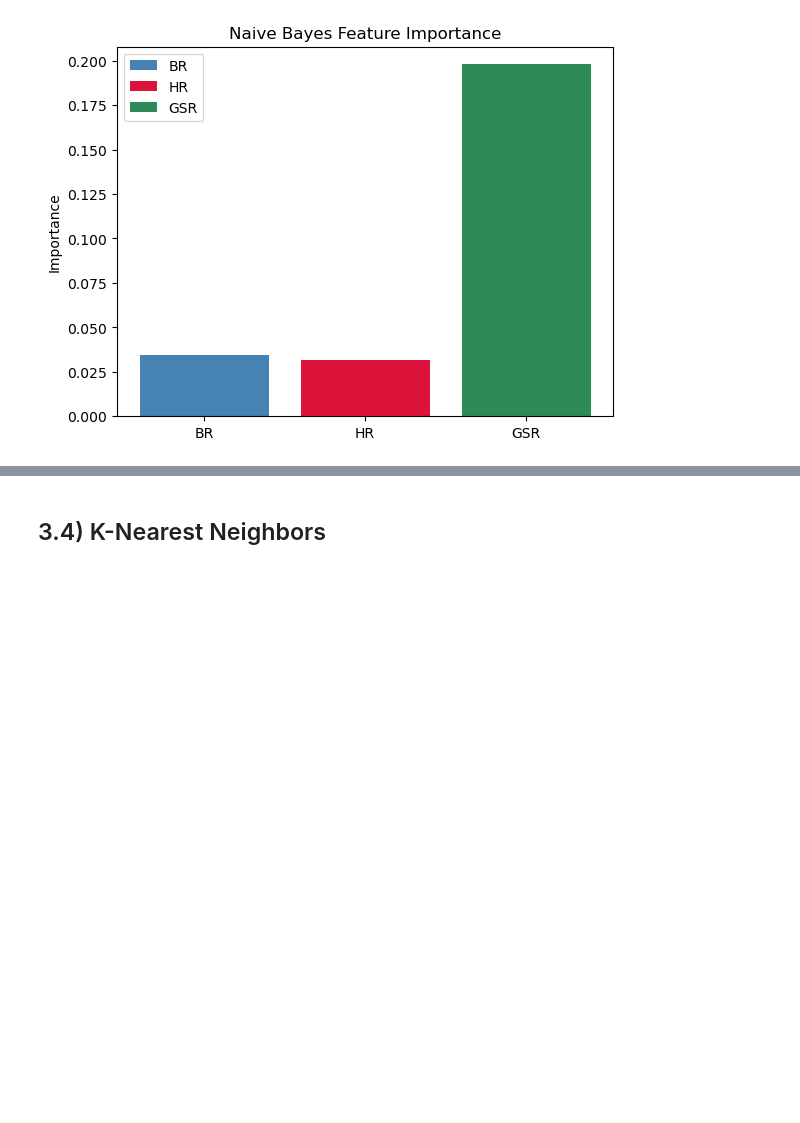
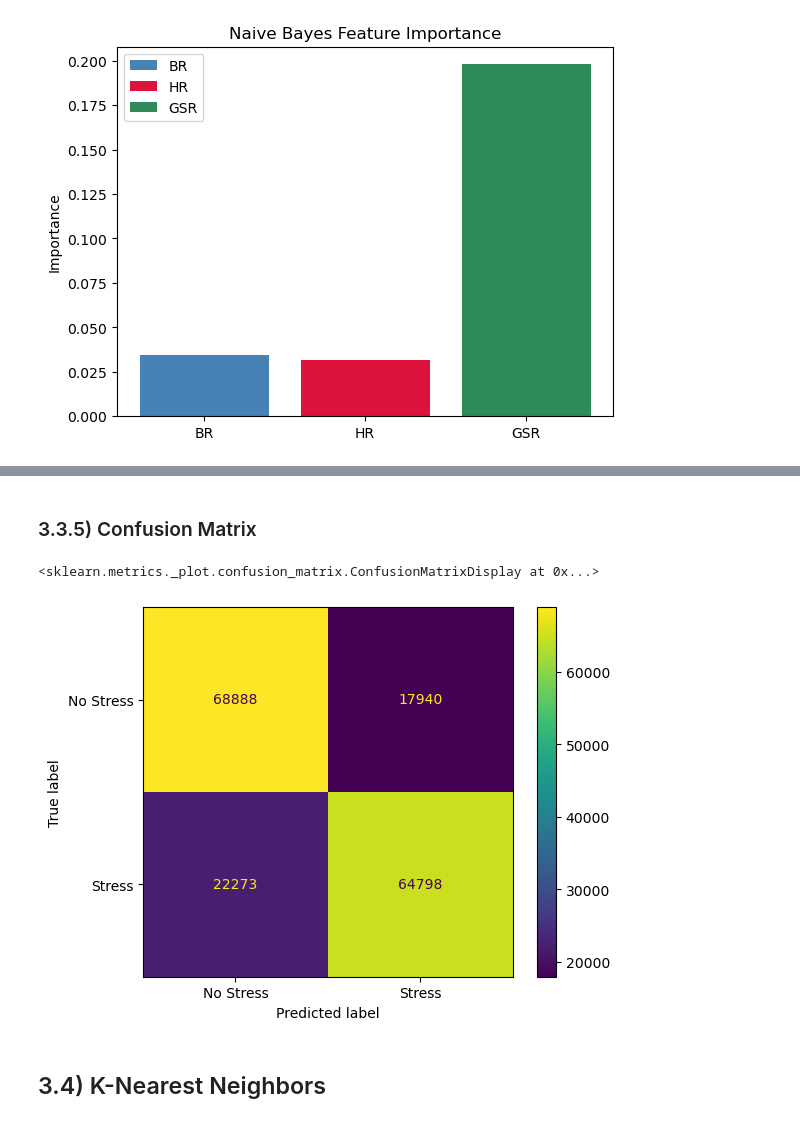
Before and after one commit to ibayoumi/SDP, a Jupyter notebook: stress_model.ipynb, the cells around one changed output, grey strips where cells are left out. Cells and saved outputs as stored; diff of their text form; code cells hidden in the pictures; blank space fills up the shorter version.

```diff
--- a/stress_model.ipynb
+++ b/stress_model.ipynb
@@ -3841,3 +3886,10 @@ Feature: GSR, Score: 0.19799
+# %% [markdown]
+### 3.3.5) Confusion Matrix
+# %%
+ConfusionMatrixDisplay.from_estimator(nb, X_val, y_val, display_labels=['No Stress', 'Stress'])
+# %% [output]
+<sklearn.metrics._plot.confusion_matrix.ConfusionMatrixDisplay at 0x...>
+[figure, added]
 # %% [markdown]
 ## 3.4) K-Nearest Neighbors
 # %% [markdown]
```
Also changed, not shown: parts of 34 cells of this notebook.
